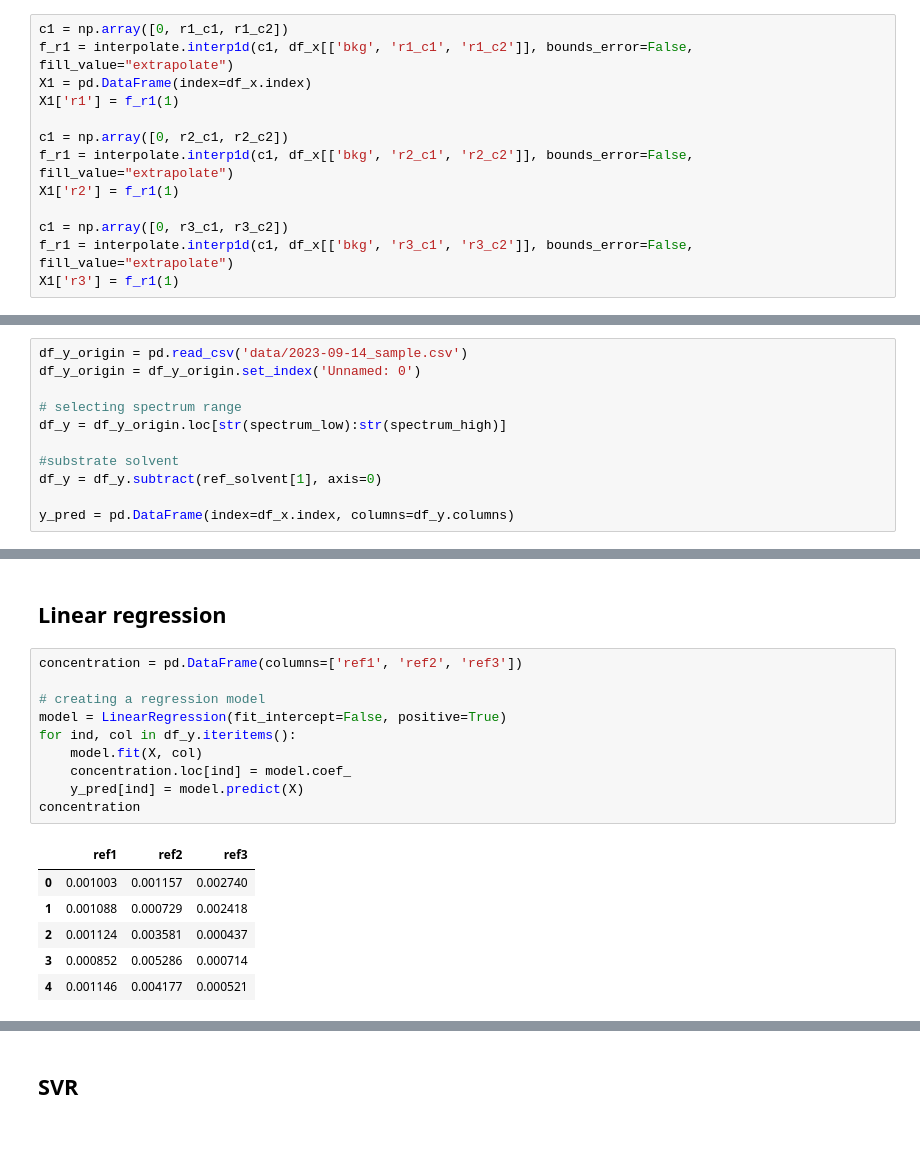
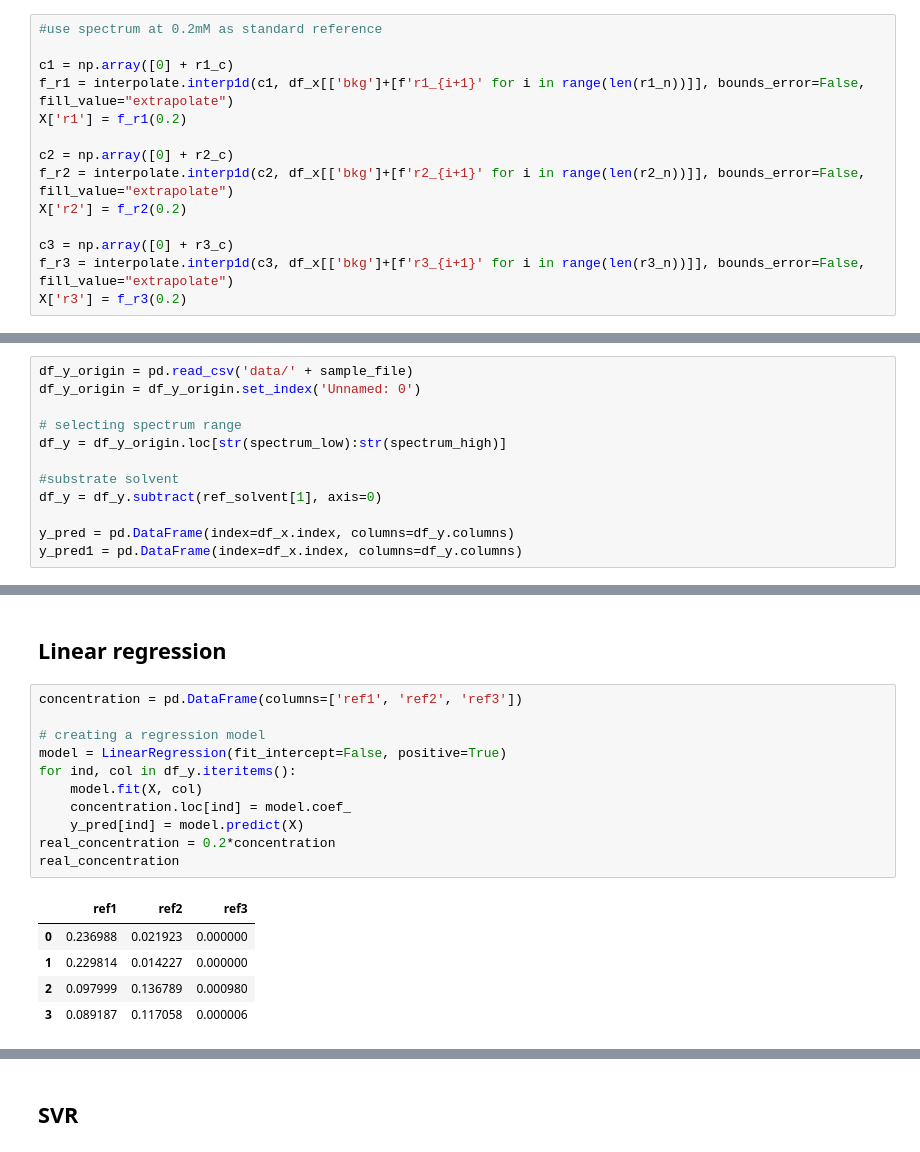
Before and after one commit to Jiang081/UV_Vis_calibration, a Jupyter notebook: UV-Vis/UV-Vis calibration.ipynb, the cells around one changed output, grey strips where cells are left out. Saved outputs shown, nothing was run; the diff lists cells and outputs as text.

```diff
--- a/UV-Vis/UV-Vis calibration.ipynb
+++ b/UV-Vis/UV-Vis calibration.ipynb
@@ -93,16 +98,17 @@ See the caveats in the documentation: https://pandas.pydata.org/pandas-docs/stab
 # %% [markdown]
 ## Interpolate
 # %%
-c1 = np.array([0, r1_c1, r1_c2])
-f_r1 = interpolate.interp1d(c1, df_x[['bkg', 'r1_c1', 'r1_c2']], bounds_error=False, fill_value="extrapolate")
-X1 = pd.DataFrame(index=df_x.index)
-X1['r1'] = f_r1(1)
+#use spectrum at 0.2mM as standard reference
 
-c1 = np.array([0, r2_c1, r2_c2])
-f_r1 = interpolate.interp1d(c1, df_x[['bkg', 'r2_c1', 'r2_c2']], bounds_error=False, fill_value="extrapolate")
-X1['r2'] = f_r1(1)
+c1 = np.array([0] + r1_c)
+f_r1 = interpolate.interp1d(c1, df_x[['bkg']+[f'r1_{i+1}' for i in range(len(r1_n))]], bounds_error=False, fill_value="extrapolate")
+X['r1'] = f_r1(0.2)
 
-c1 = np.array([0, r3_c1, r3_c2])
-f_r1 = interpolate.interp1d(c1, df_x[['bkg', 'r3_c1', 'r3_c2']], bounds_error=False, fill_value="extrapolate")
-X1['r3'] = f_r1(1)
+c2 = np.array([0] + r2_c)
+f_r2 = interpolate.interp1d(c2, df_x[['bkg']+[f'r2_{i+1}' for i in range(len(r2_n))]], bounds_error=False, fill_value="extrapolate")
+X['r2'] = f_r2(0.2)
+
+c3 = np.array([0] + r3_c)
+f_r3 = interpolate.interp1d(c3, df_x[['bkg']+[f'r3_{i+1}' for i in range(len(r3_n))]], bounds_error=False, fill_value="extrapolate")
+X['r3'] = f_r3(0.2)
 # %% [markdown]
@@ -110,5 +116,5 @@ X1['r3'] = f_r1(1)
 # %%
-df_y_origin = pd.read_csv('data/2023-09-14_sample.csv')
+df_y_origin = pd.read_csv('data/' + sample_file)
 df_y_origin = df_y_origin.set_index('Unnamed: 0')
 
 # selecting spectrum range
@@ -118,6 +124,7 @@ df_y = df_y_origin.loc[str(spectrum_low):str(spectrum_high)]
 df_y = df_y.subtract(ref_solvent[1], axis=0)
 
 y_pred = pd.DataFrame(index=df_x.index, columns=df_y.columns)
+y_pred1 = pd.DataFrame(index=df_x.index, columns=df_y.columns)
 # %% [markdown]
 # Fitting and plotting
 # %% [markdown]
@@ -125,20 +132,20 @@ y_pred = pd.DataFrame(index=df_x.index, columns=df_y.columns)
 # %%
 concentration = pd.DataFrame(columns=['ref1', 'ref2', 'ref3'])
 
 # creating a regression model
 model = LinearRegression(fit_intercept=False, positive=True)
 for ind, col in df_y.iteritems():
     model.fit(X, col)
     concentration.loc[ind] = model.coef_
     y_pred[ind] = model.predict(X)
-concentration
+real_concentration = 0.2*concentration
+real_concentration
 # %% [output]
 |  | ref1 | ref2 | ref3 |
-| 0 | 0.001003 | 0.001157 | 0.002740 |
-| 1 | 0.001088 | 0.000729 | 0.002418 |
-| 2 | 0.001124 | 0.003581 | 0.000437 |
-| 3 | 0.000852 | 0.005286 | 0.000714 |
-| 4 | 0.001146 | 0.004177 | 0.000521 |
+| 0 | 0.236988 | 0.021923 | 0.000000 |
+| 1 | 0.229814 | 0.014227 | 0.000000 |
+| 2 | 0.097999 | 0.136789 | 0.000980 |
+| 3 | 0.089187 | 0.117058 | 0.000006 |
 # %%
 # plot reference
 for ind, col in X.iteritems():
```
Also changed, not shown: parts of 14 cells of this notebook, 1 other file.
